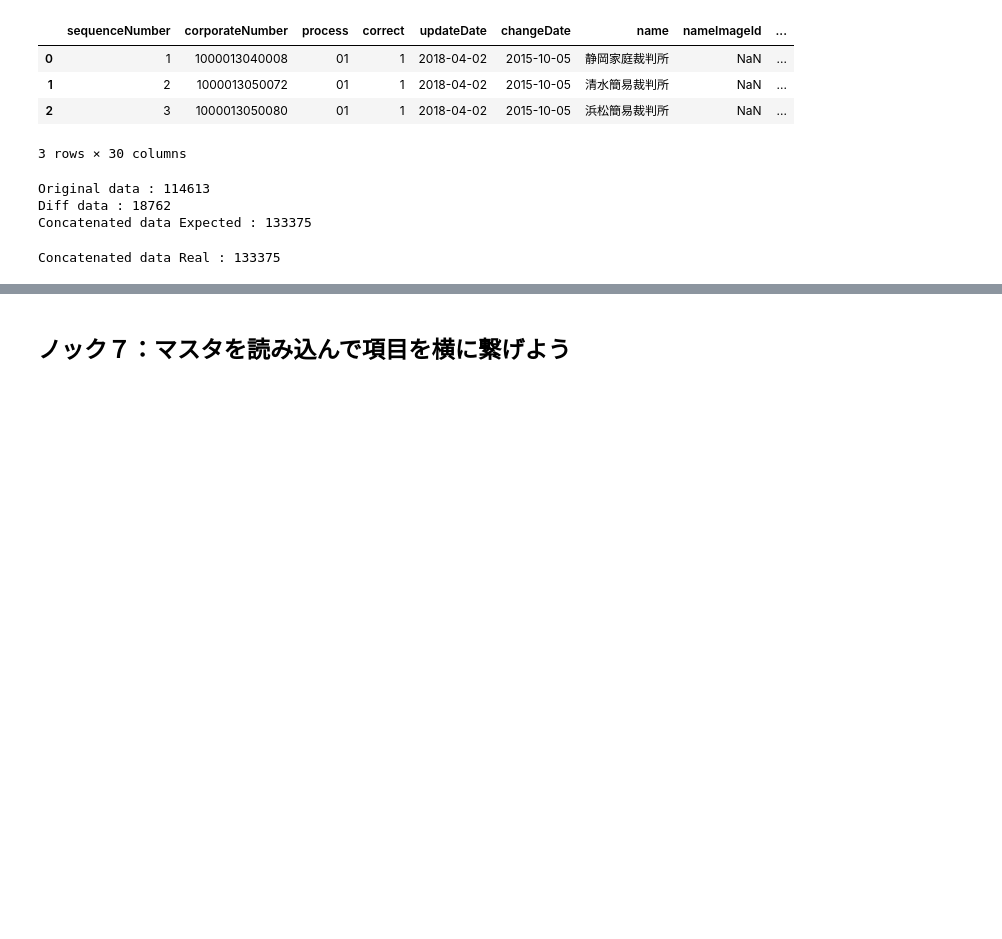
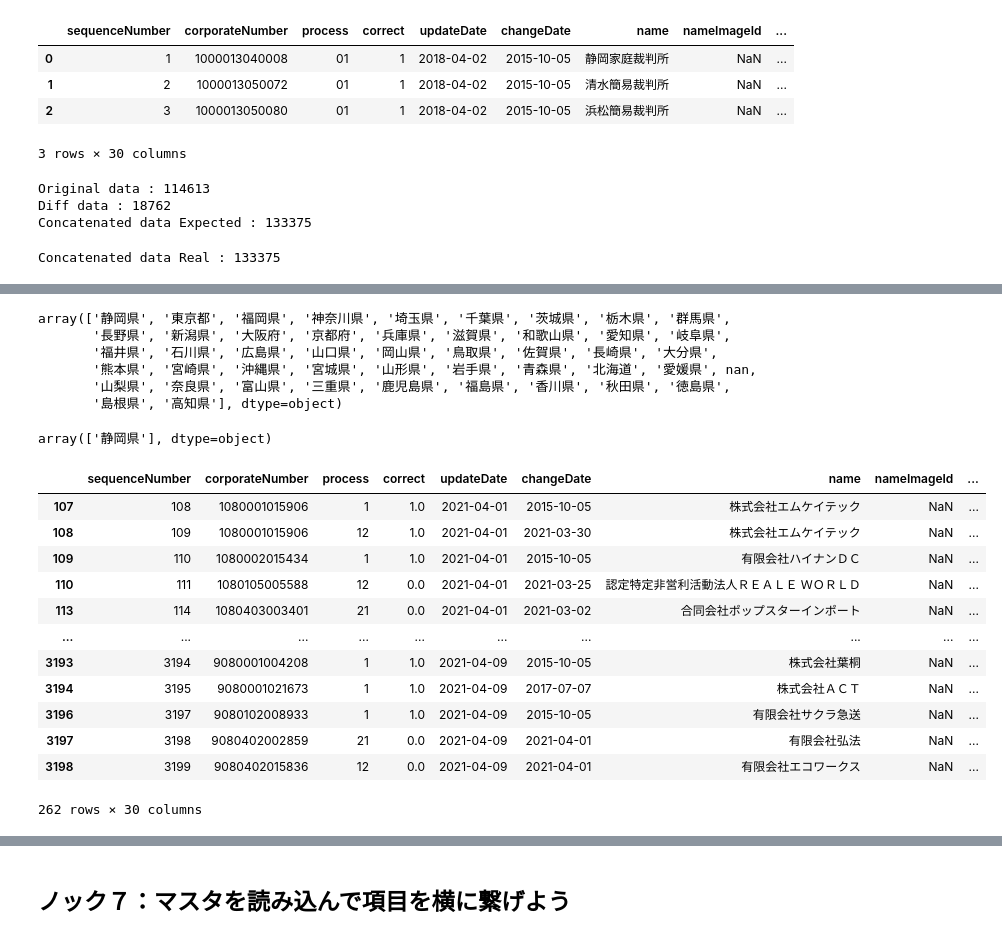
Before and after one commit to BP-Test/01_python_100knock_visualization, a Jupyter notebook: chapter-1/src/1章.ipynb, the cells around one changed output, grey strips where cells are left out. Drawn from its saved outputs; the diff is of its cells as text; code cells hidden in the pictures; blank space fills up the shorter version.

Commit message:
Clean notebook and proceed to section 7

```diff
--- a/chapter-1/src/1章.ipynb
+++ b/chapter-1/src/1章.ipynb
@@ -426 +404,31 @@ dtypes: float64(1), object(29)
 memory usage: 31.5+ MB
+# %%
+data.prefectureName.unique()
+# %% [output]
+array(['静岡県', '東京都', '福岡県', '神奈川県', '埼玉県', '千葉県', '茨城県', '栃木県', '群馬県',
+       '長野県', '新潟県', '大阪府', '京都府', '兵庫県', '滋賀県', '和歌山県', '愛知県', '岐阜県',
+       '福井県', '石川県', '広島県', '山口県', '岡山県', '鳥取県', '佐賀県', '長崎県', '大分県',
+       '熊本県', '宮崎県', '沖縄県', '宮城県', '山形県', '岩手県', '青森県', '北海道', '愛媛県', nan,
+       '山梨県', '奈良県', '富山県', '三重県', '鹿児島県', '福島県', '香川県', '秋田県', '徳島県',
+       '島根県', '高知県'], dtype=object)
+# %%
+data = data.query('prefectureName=="静岡県"')
+data.prefectureName.unique()
+# %% [output]
+array(['静岡県'], dtype=object)
+# %%
+data[data["corporateNumber"].duplicated()]
+# %% [output]
+|  | sequenceNumber | corporateNumber | process | correct | updateDate | changeDate | name | nameImageId | ... |
+| 107 | 108 | 1080001015906 | 1 | 1.0 | 2021-04-01 | 2015-10-05 | 株式会社エムケイテック | NaN | ... |
+| 108 | 109 | 1080001015906 | 12 | 1.0 | 2021-04-01 | 2021-03-30 | 株式会社エムケイテック | NaN | ... |
+| 109 | 110 | 1080002015434 | 1 | 1.0 | 2021-04-01 | 2015-10-05 | 有限会社ハイナンＤＣ | NaN | ... |
+| 110 | 111 | 1080105005588 | 12 | 0.0 | 2021-04-01 | 2021-03-25 | 認定特定非営利活動法人ＲＥＡＬＥ ＷＯＲＬＤ | NaN | ... |
+| 113 | 114 | 1080403003401 | 21 | 0.0 | 2021-04-01 | 2021-03-02 | 合同会社ポップスターインポート | NaN | ... |
+| ... | ... | ... | ... | ... | ... | ... | ... | ... | ... |
+| 3193 | 3194 | 9080001004208 | 1 | 1.0 | 2021-04-09 | 2015-10-05 | 株式会社葉桐 | NaN | ... |
+| 3194 | 3195 | 9080001021673 | 1 | 1.0 | 2021-04-09 | 2017-07-07 | 株式会社ＡＣＴ | NaN | ... |
+| 3196 | 3197 | 9080102008933 | 1 | 1.0 | 2021-04-09 | 2015-10-05 | 有限会社サクラ急送 | NaN | ... |
+| 3197 | 3198 | 9080402002859 | 21 | 0.0 | 2021-04-09 | 2021-04-01 | 有限会社弘法 | NaN | ... |
+| 3198 | 3199 | 9080402015836 | 12 | 0.0 | 2021-04-09 | 2021-04-01 | 有限会社エコワークス | NaN | ... |
+262 rows × 30 columns
```
Also changed, not shown: parts of 20 cells of this notebook.
